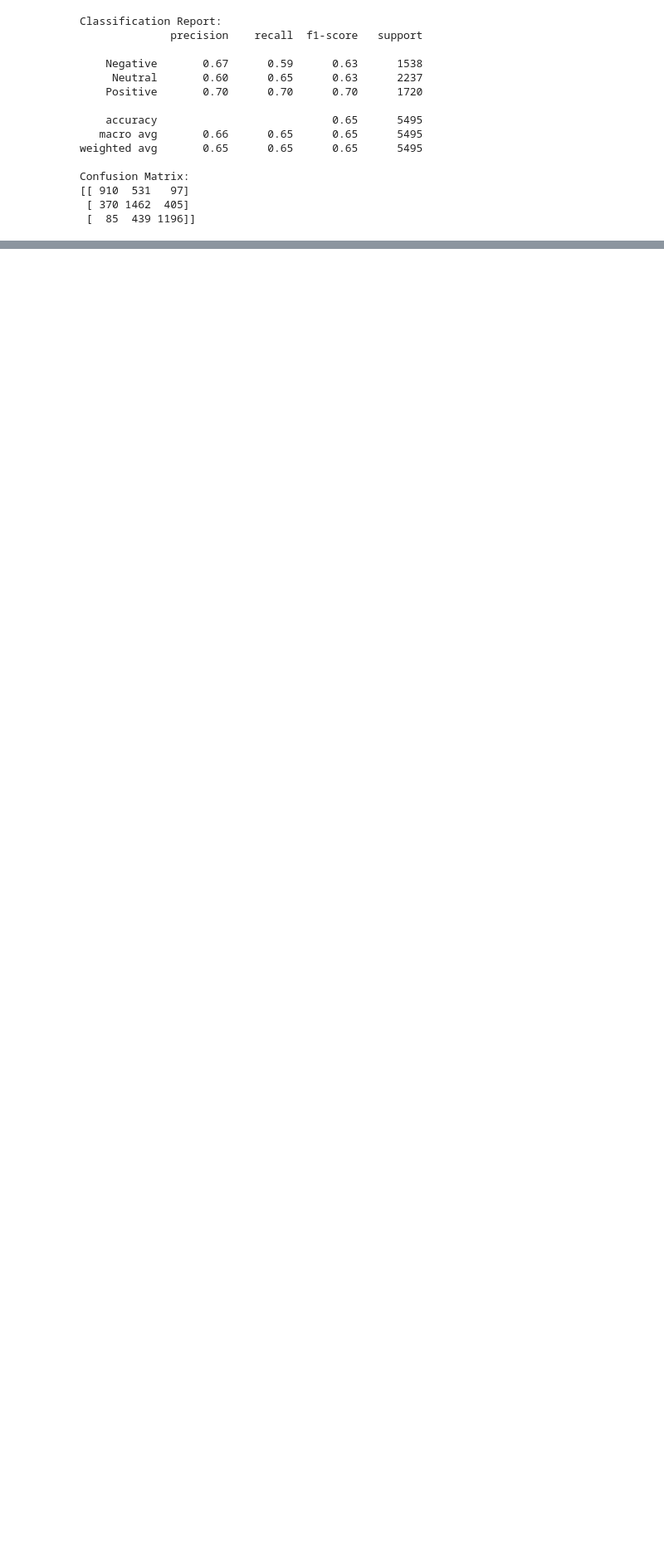
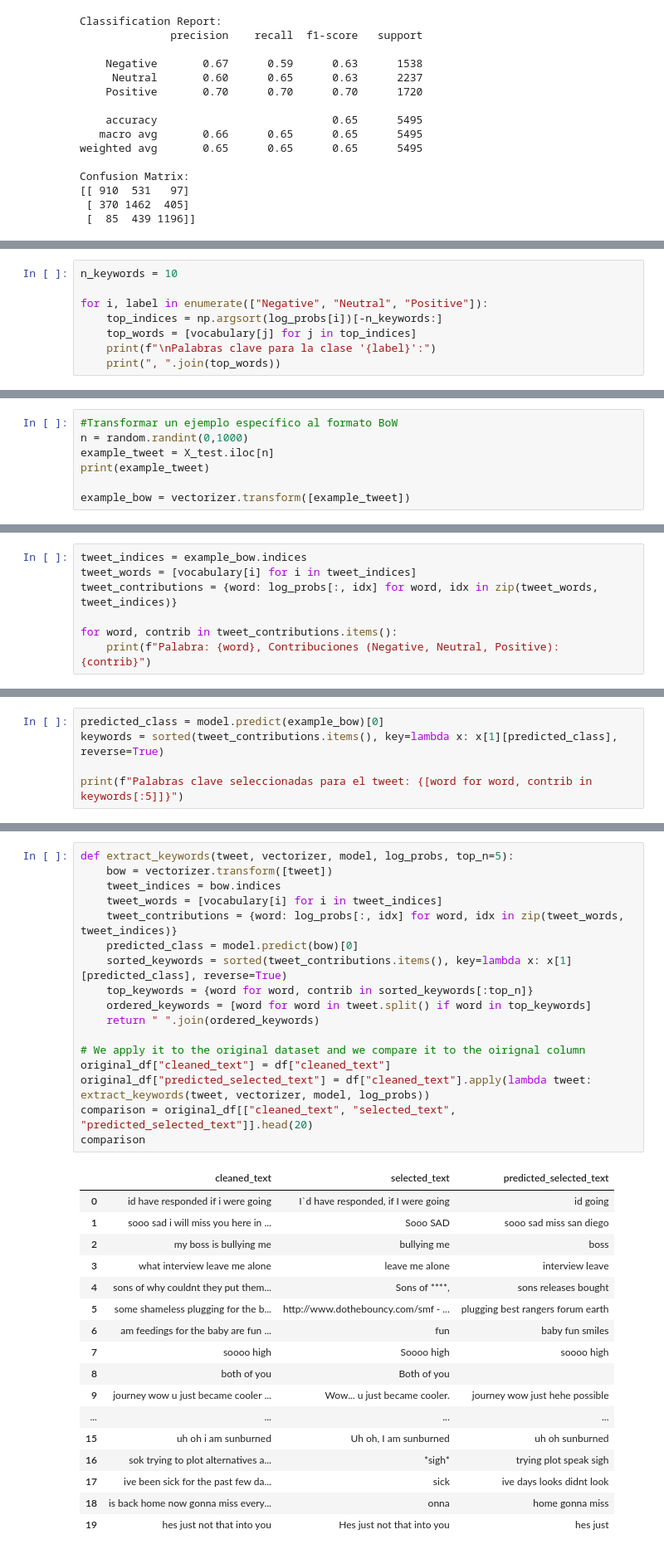
Before and after one commit to NIU1674080/APC, a Jupyter notebook: Practica_Kaggle.ipynb, the cells around one changed output, grey strips where cells are left out. Shown at 83% size. Cells and saved outputs as stored; diff of their text form; blank space fills up the shorter version.

```diff
--- a/Practica_Kaggle.ipynb
+++ b/Practica_Kaggle.ipynb
@@ -184,0 +198,8 @@ Confusion Matrix:
+# %%
+n_keywords = 10
+
+for i, label in enumerate(["Negative", "Neutral", "Positive"]):
+    top_indices = np.argsort(log_probs[i])[-n_keywords:]
+    top_words = [vocabulary[j] for j in top_indices]
+    print(f"\nPalabras clave para la clase '{label}':")
+    print(", ".join(top_words))
@@ -184,0 +215,7 @@ Confusion Matrix:
+# %%
+#Transformar un ejemplo específico al formato BoW
+n = random.randint(0,1000)
+example_tweet = X_test.iloc[n]
+print(example_tweet)
+
+example_bow = vectorizer.transform([example_tweet])
@@ -184,0 +224,7 @@ Confusion Matrix:
+# %%
+tweet_indices = example_bow.indices
+tweet_words = [vocabulary[i] for i in tweet_indices]
+tweet_contributions = {word: log_probs[:, idx] for word, idx in zip(tweet_words, tweet_indices)}
+
+for word, contrib in tweet_contributions.items():
+    print(f"Palabra: {word}, Contribuciones (Negative, Neutral, Positive): {contrib}")
@@ -184,0 +239,5 @@ Confusion Matrix:
+# %%
+predicted_class = model.predict(example_bow)[0]
+keywords = sorted(tweet_contributions.items(), key=lambda x: x[1][predicted_class], reverse=True)
+
+print(f"Palabras clave seleccionadas para el tweet: {[word for word, contrib in keywords[:5]]}")
@@ -184,0 +246,35 @@ Confusion Matrix:
+# %%
+def extract_keywords(tweet, vectorizer, model, log_probs, top_n=5):
+    bow = vectorizer.transform([tweet])
+    tweet_indices = bow.indices
+    tweet_words = [vocabulary[i] for i in tweet_indices]
+    tweet_contributions = {word: log_probs[:, idx] for word, idx in zip(tweet_words, tweet_indices)}
+    predicted_class = model.predict(bow)[0]
+    sorted_keywords = sorted(tweet_contributions.items(), key=lambda x: x[1][predicted_class], reverse=True)
+    top_keywords = {word for word, contrib in sorted_keywords[:top_n]}
+    ordered_keywords = [word for word in tweet.split() if word in top_keywords]
+    return " ".join(ordered_keywords)
+
+# We apply it to the original dataset and we compare it to the oirignal column
+original_df["cleaned_text"] = df["cleaned_text"]
+original_df["predicted_selected_text"] = df["cleaned_text"].apply(lambda tweet: extract_keywords(tweet, vectorizer, model, log_probs))
+comparison = original_df[["cleaned_text", "selected_text", "predicted_selected_text"]].head(20)
+comparison
+# %% [output]
+|  | cleaned_text | selected_text | predicted_selected_text |
+| 0 | id have responded if i were going | I`d have responded, if I were going | id going |
+| 1 | sooo sad i will miss you here in ... | Sooo SAD | sooo sad miss san diego |
+| 2 | my boss is bullying me | bullying me | boss |
+| 3 | what interview leave me alone | leave me alone | interview leave |
+| 4 | sons of why couldnt they put them... | Sons of ****, | sons releases bought |
+| 5 | some shameless plugging for the b... | http://www.dothebouncy.com/smf - ... | plugging best rangers forum earth |
+| 6 | am feedings for the baby are fun ... | fun | baby fun smiles |
+| 7 | soooo high | Soooo high | soooo high |
+| 8 | both of you | Both of you |  |
+| 9 | journey wow u just became cooler ... | Wow... u just became cooler. | journey wow just hehe possible |
+| ... | ... | ... | ... |
+| 15 | uh oh i am sunburned | Uh oh, I am sunburned | uh oh sunburned |
+| 16 | sok trying to plot alternatives a... | *sigh* | trying plot speak sigh |
+| 17 | ive been sick for the past few da... | sick | ive days looks didnt look |
+| 18 | is back home now gonna miss every... | onna | home gonna miss |
+| 19 | hes just not that into you | Hes just not that into you | hes just |
```
Also changed, not shown: parts of 14 cells of this notebook.
